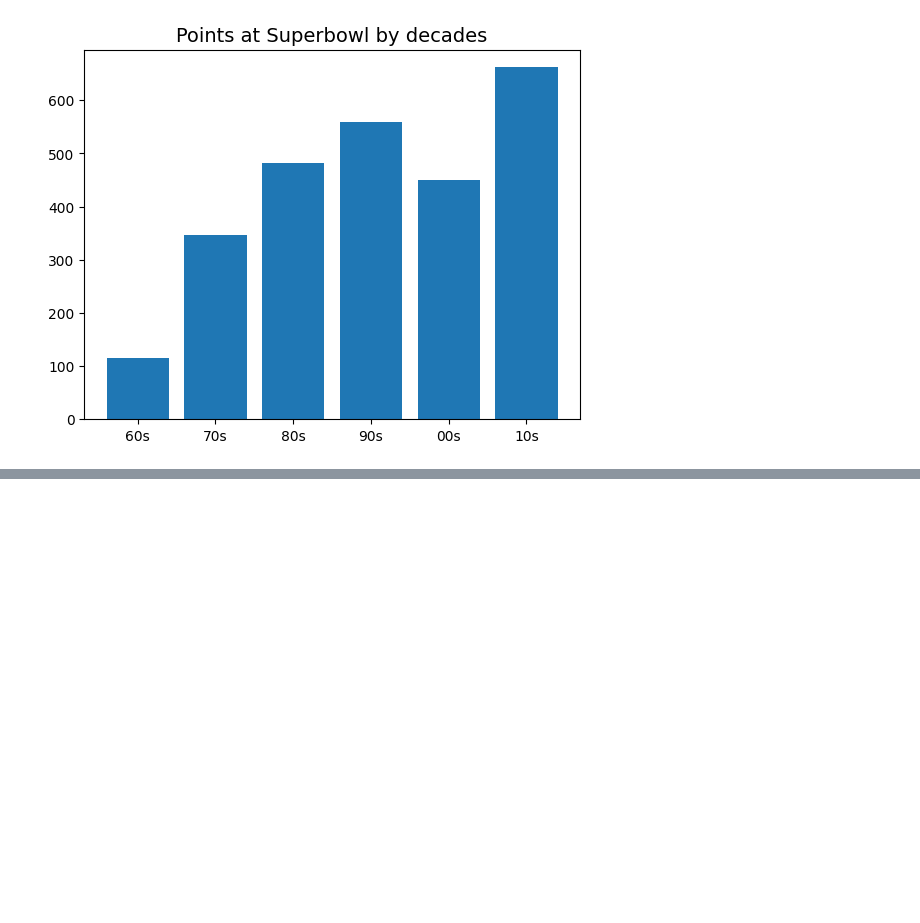
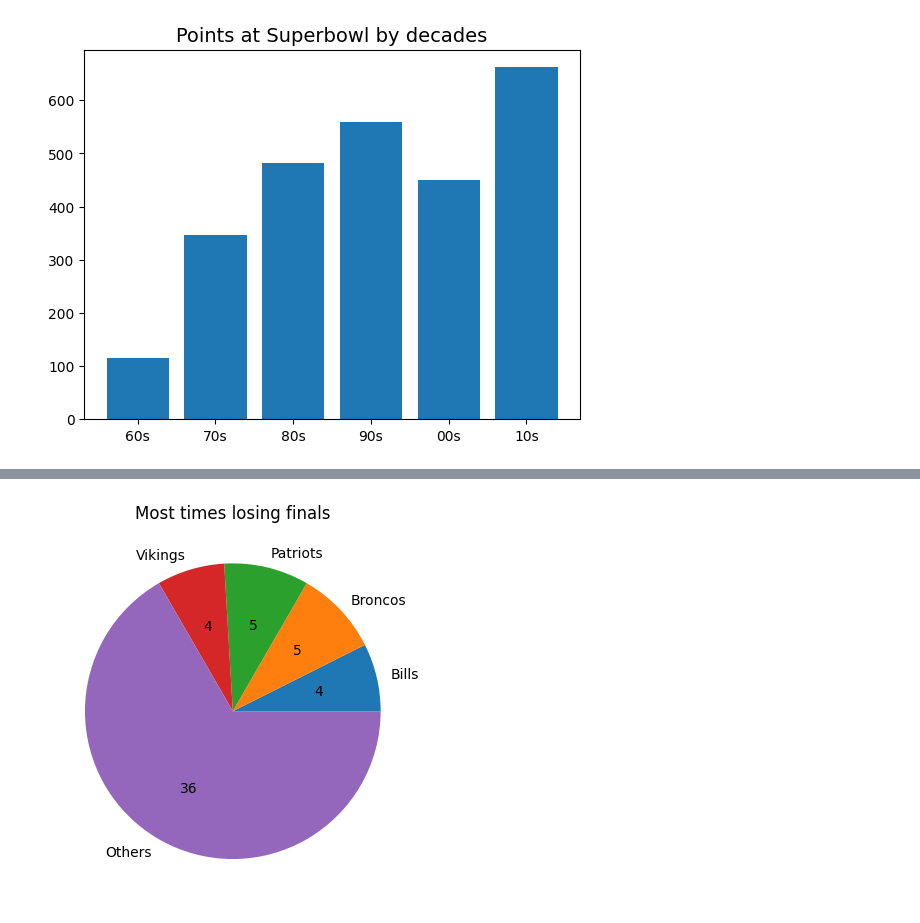
Before and after one commit to WBlackstorm/superbowl-science, a Jupyter notebook: superbowl.ipynb, the cells around one changed output, grey strips where cells are left out. Saved outputs shown, nothing was run; the diff lists cells and outputs as text; code cells hidden in the pictures; blank space fills up the shorter version.

```diff
--- a/superbowl.ipynb
+++ b/superbowl.ipynb
@@ -139,0 +233,5 @@ plt.show()
+# %%
+losers_group = losers.loc[losers.values > 3]
+losers_group['Others'] = losers.loc[losers.values <= 3].sum()
+
+losers_group
@@ -139,0 +246,7 @@ plt.show()
+# %%
+fig, ax = plt.subplots()
+ax.pie(losers_group.values, labels=losers_group.keys(), autopct=lambda pct: func(pct, losers_group.values))
+ax.set_title("Most times losing finals")
+plt.show()
+# %% [output]
+[figure, added]
```
Also changed, not shown: parts of 19 cells of this notebook.
